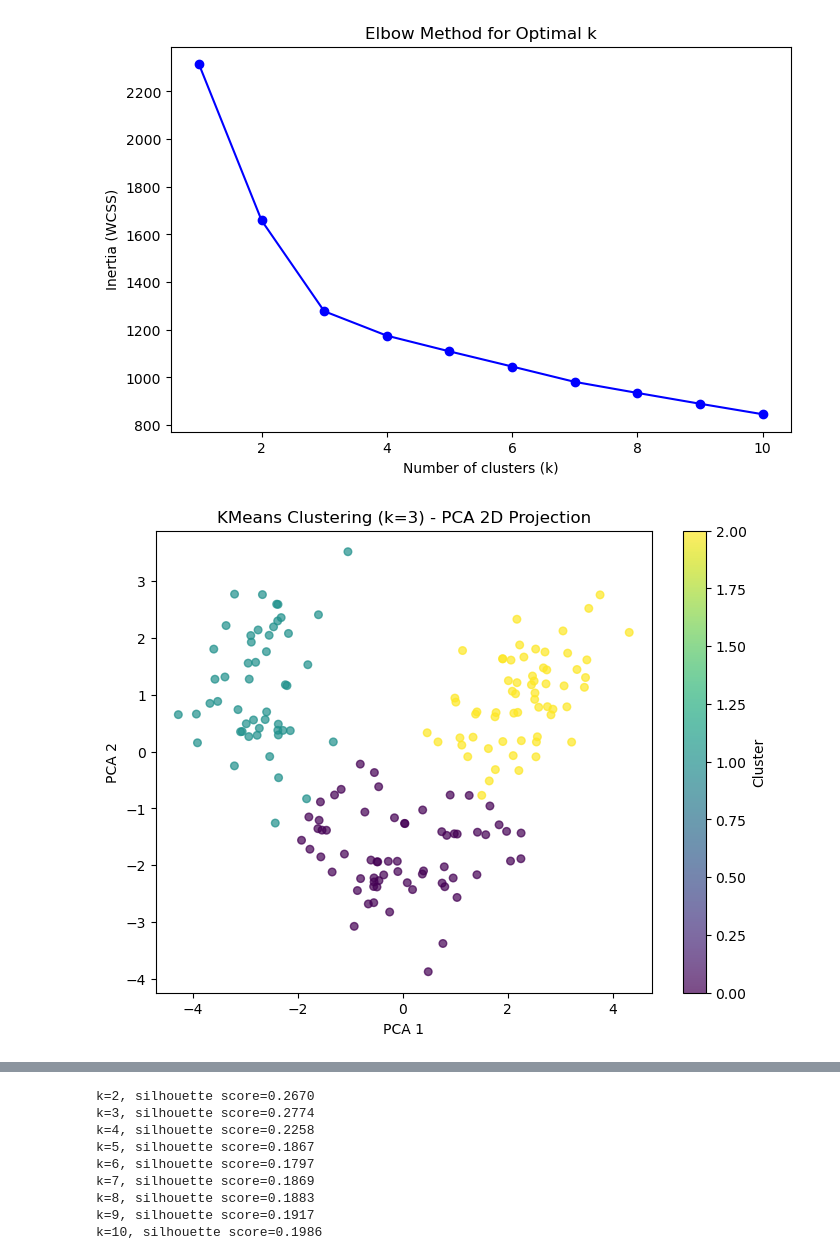
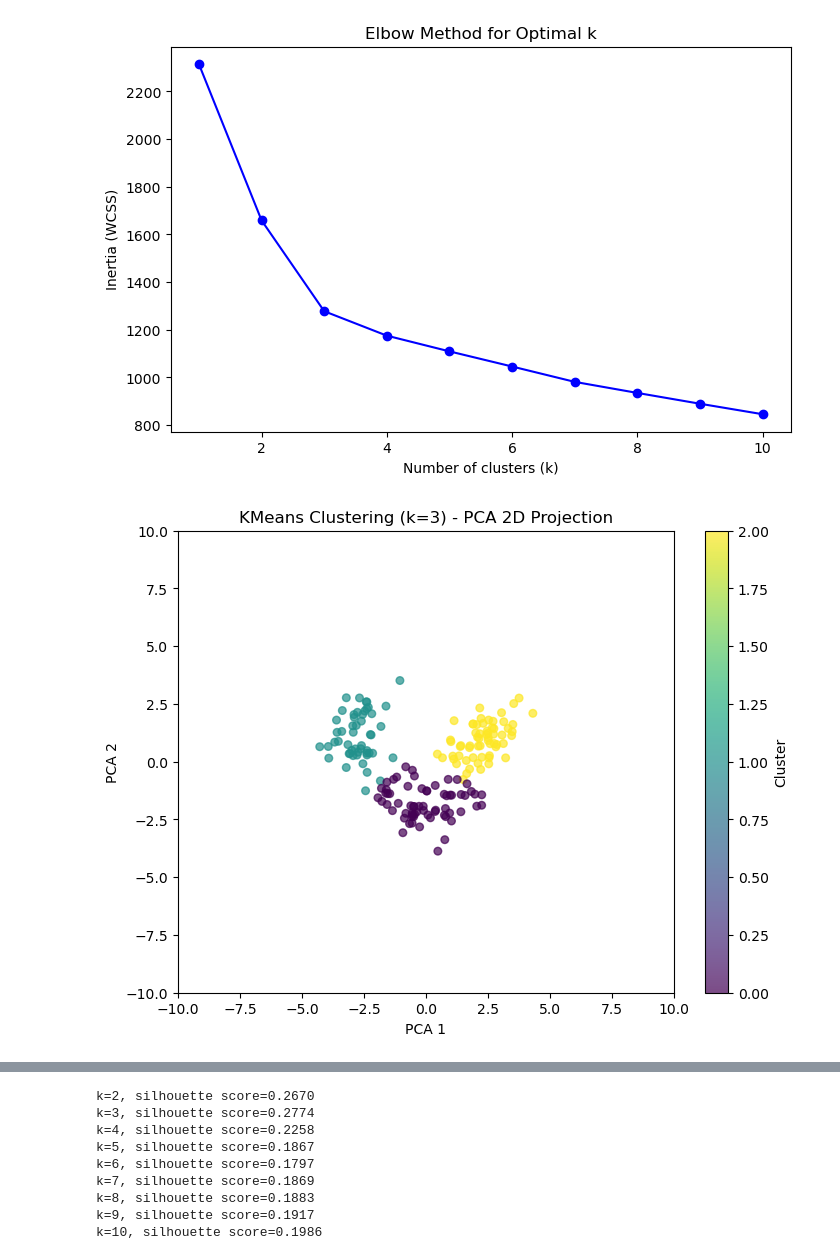
Before and after one commit to Malaravan13/Unsupervised, a Jupyter notebook: code.ipynb, the cells around one changed output, grey strips where cells are left out. Cells and saved outputs as stored; diff of their text form; code cells hidden in the pictures.

```diff
--- a/code.ipynb
+++ b/code.ipynb
@@ -161,25 +161,27 @@ plt.title("Elbow Method for Optimal k")
 plt.show()
 # %% [output]
 [figure]
-# %%
-best_k = 3
-kmeans = KMeans(n_clusters=best_k, random_state=42, n_init=20)
-labels = kmeans.fit_predict(X)
-
-
-
-pca = PCA(n_components=2)
-X_pca = pca.fit_transform(X)
-
-plt.figure(figsize=(8,6))
-plt.scatter(X_pca[:,0], X_pca[:,1], c=labels, cmap="viridis", s=30, alpha=0.7)
-plt.title(f"KMeans Clustering (k={best_k}) - PCA 2D Projection")
-plt.xlabel("PCA 1")
-plt.ylabel("PCA 2")
-plt.colorbar(label="Cluster")
-plt.show()
-# %% [output]
-[figure, removed]
+# %%
+best_k = 3
+kmeans = KMeans(n_clusters=best_k, random_state=42, n_init=20)
+labels = kmeans.fit_predict(X)
+
+pca = PCA(n_components=2)
+X_pca = pca.fit_transform(X)
+
+plt.figure(figsize=(8,6))
+plt.scatter(X_pca[:,0], X_pca[:,1], c=labels, cmap="viridis", s=30, alpha=0.7)
+plt.title(f"KMeans Clustering (k={best_k}) - PCA 2D Projection")
+plt.xlabel("PCA 1")
+plt.ylabel("PCA 2")
+plt.colorbar(label="Cluster")
+
+plt.xlim(-10, 10)
+plt.ylim(-10, 10)
+
+plt.show()
+# %% [output]
+[figure, added]
 # %%
 
 scaler = StandardScaler()
```
Also changed, not shown: parts of 6 cells of this notebook, 1 other file.
